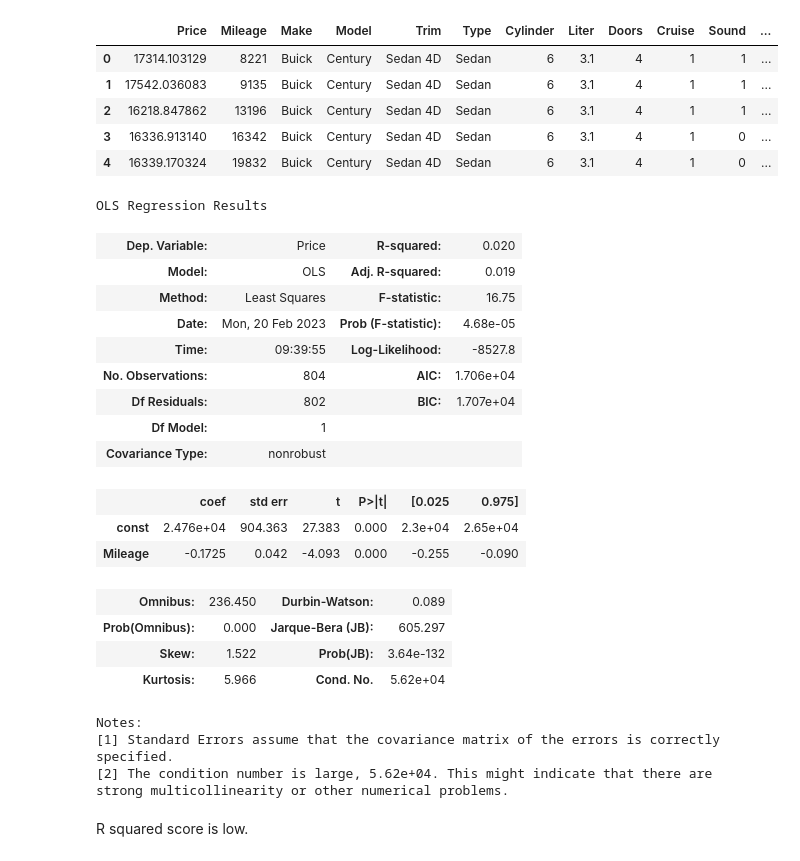
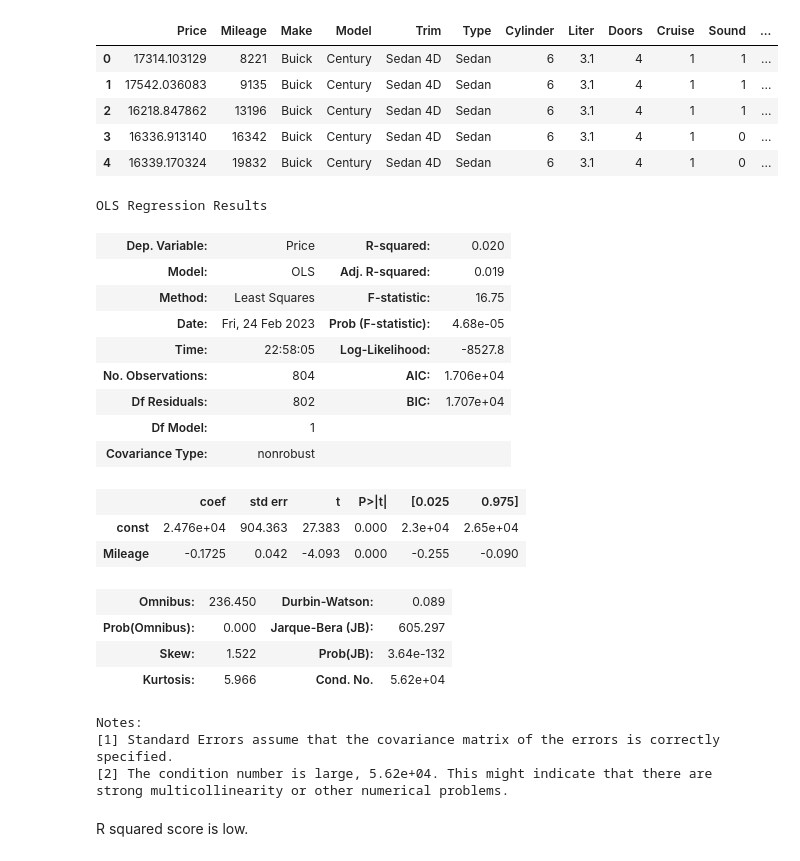
Before and after one commit to bluekingnfx/Linear-regression-Task, a Jupyter notebook: Assignment8.ipynb, the cells around one changed output. Saved outputs shown, nothing was run; the diff lists cells and outputs as text; code cells hidden in the pictures.

```diff
--- a/Assignment8.ipynb
+++ b/Assignment8.ipynb
@@ -58,15 +59,15 @@ df.head()
 | 3 | 16336.913140 | 16342 | Buick | Century | Sedan 4D | Sedan | 6 | 3.1 | 4 | 1 | 0 | ... |
 | 4 | 16339.170324 | 19832 | Buick | Century | Sedan 4D | Sedan | 6 | 3.1 | 4 | 1 | 0 | ... |
 # %%
-model = OLS(df["Price"],add_constant(df["Mileage"])).fit()
-model.summary
+model = sm.OLS(df["Price"],sm.add_constant(df["Mileage"])).fit()
+model.summary()
 # %% [output]
 OLS Regression Results
 | Dep. Variable: | Price | R-squared: | 0.020 |
 | Model: | OLS | Adj. R-squared: | 0.019 |
 | Method: | Least Squares | F-statistic: | 16.75 |
-| Date: | Mon, 20 Feb 2023 | Prob (F-statistic): | 4.68e-05 |
-| Time: | 09:39:55 | Log-Likelihood: | -8527.8 |
+| Date: | Fri, 24 Feb 2023 | Prob (F-statistic): | 4.68e-05 |
+| Time: | 22:58:05 | Log-Likelihood: | -8527.8 |
 | No. Observations: | 804 | AIC: | 1.706e+04 |
 | Df Residuals: | 802 | BIC: | 1.707e+04 |
 | Df Model: | 1 |  |  |
```
Also changed, not shown: parts of 27 cells of this notebook, 1 other file.
